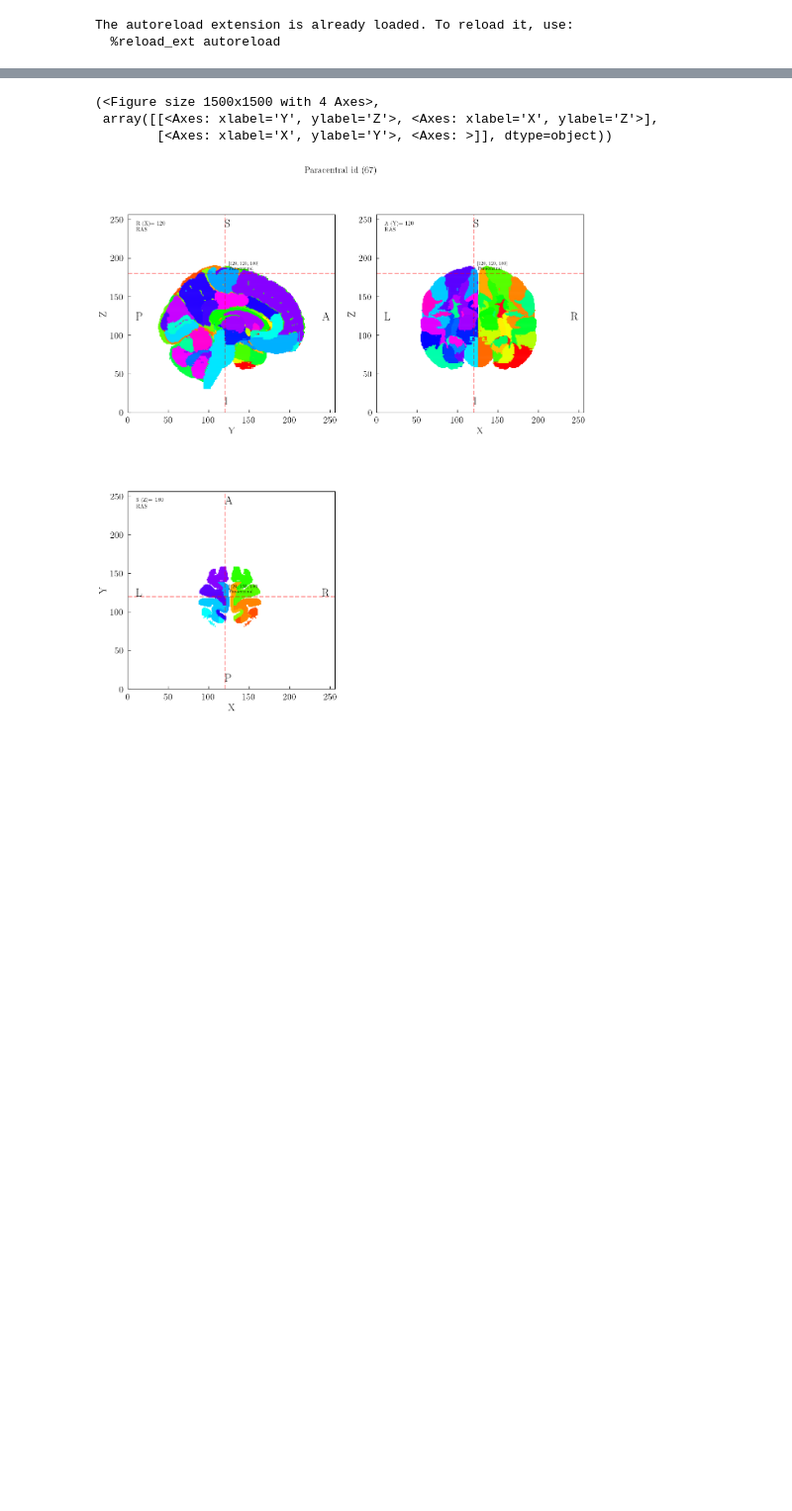
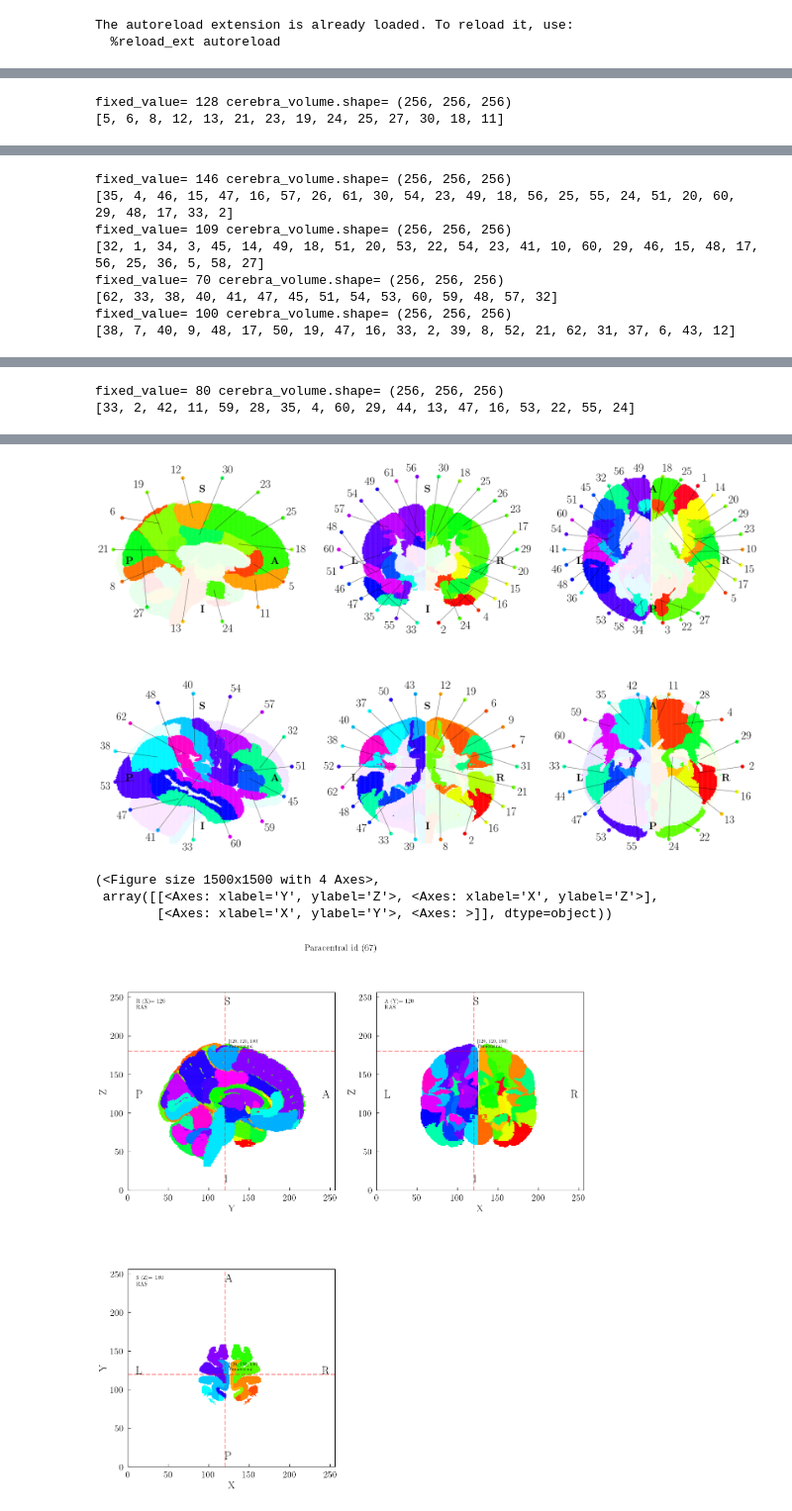
Before and after one commit to kdotdot/cerebra_atlas_python, a Jupyter notebook: notebooks/2d_example.ipynb, the cells around one changed output, grey strips where cells are left out. Shown at 99% size. Cells and saved outputs as stored; diff of their text form; code cells hidden in the pictures; blank space fills up the shorter version.

```diff
--- a/notebooks/2d_example.ipynb
+++ b/notebooks/2d_example.ipynb
@@ -31,0 +15,7 @@ fig.savefig("../images/orthoview_example.png", bbox_inches="tight")
+# %%
+def mirror(arr):
+    new_arr = []
+    for a in arr:
+        new_arr.append(a+51)
+        new_arr.append(a)
+    return new_arr
@@ -31,0 +75,45 @@ fig.savefig("../images/orthoview_example.png", bbox_inches="tight")
+# %%
+# axis_0 = [1, 3, 6, 7, 8, 9, 10, 12, 13, 16, 18, 22, 23, 24, 30, 31, 33, 35, 36, 38, 42, 43, 44, 45, 47]
+# axis_1= [1, 3, 7, 8, 15, 22, 23, 24, 28, 30, 32, 35, 36, 38, 42, 44, 45, 47, 52, 54, 58, 59, 66, 73, 74, 75, 79, 81, 83, 86, 87, 89, 93, 95, 96, 98]
+# axis_2=[1, 6, 7, 8, 9, 10, 12, 13, 14, 22, 23, 28, 30, 31, 32, 33, 34, 35, 38, 42, 43, 44, 45, 47, 51, 52, 57, 58, 59, 60, 61, 63, 64, 65, 73, 74, 79, 81, 82, 83, 84, 85, 86, 89, 93, 94, 95, 96, 98, 102]
+
+axis_0 =[8,9,12, 16, 18,33,35,31,36,38,43, 47, 30,15]
+axis_1 =[7, 23, 24, 42, 47 ,35, 30, 38,36,32,45,28,3 ]
+axis_1 =mirror(axis_1)
+axis_2 =[1, 6 ,22 ,30,32, 34,35,14, 45, 23, 28, 24,38,8,43]
+axis_2 =mirror(axis_2)
+
+axis_3 =[102,54,61,64,65,75,73,83,86,85,96,95, 79,93,52]
+axis_4 =[10,13,28,31,24,3,12,33,51,9,16]
+axis_4 =mirror(axis_4)
+axis_5 =[3, 15,44,7,45,18,24,34,36]
+axis_5 =mirror(axis_5)
+
+# axis_1_filter = []
+# for i in axis_1:
+#     if i not in axis_0:
+#         axis_1_filter.append(i)
+# axis_2_filter = []
+# for i in axis_2:
+#     if i not in axis_0 and i not in axis_1_filter:
+#         axis_2_filter.append(i)
+
+import matplotlib.pyplot as plt
+fig, axs = plt.subplots(2, 3, figsize=(25, 14))
+
+ax_h_regions = [np.array(axis_0), np.array(axis_1), np.array(axis_2)]
+fixed_values = [128,146,109]
+for ax_id in range(3):
+    # highlighted_regions = cerebra.get_cortical_region_ids() if ax_id !=0 else [18,*cerebra.get_cortical_region_ids()[31:]]
+    cerebra.plot_2d(region_names_text_size=24,coordinate_frame_info_text_size=22,plot_cortical_ids=True,plot_src_space=False,plot_affine=False,plot_whitematter=False,fixed_value = fixed_values[ax_id], ax=axs[0][ax_id],plot_highlighted_regions = ax_h_regions[ax_id], add_ax_labels=False, add_ax_ticks=False, add_grid=True,plot_region_names=True, axis=ax_id, add_top_left_info=False)
+    # print("##################")
+
+ax_h_regions = [np.array(axis_3), np.array(axis_4), np.array(axis_5)]
+fixed_values = [70,100,80]
+for ax_id in range(3):
+    # highlighted_regions = cerebra.get_cortical_region_ids() if ax_id !=0 else [18,*cerebra.get_cortical_region_ids()[31:]]
+    cerebra.plot_2d(region_names_text_size=24,coordinate_frame_info_text_size=22,plot_cortical_ids=True,plot_src_space=False, plot_affine=False,plot_whitematter=False,fixed_value = fixed_values[ax_id], ax=axs[1][ax_id],plot_highlighted_regions = ax_h_regions[ax_id], add_ax_labels=False, add_ax_ticks=False, add_grid=True,plot_region_names=True, axis=ax_id, add_top_left_info=False)
+
+fig.savefig("cerebra_orthoview.png", dpi=300, bbox_inches='tight')
+fig.savefig("cerebra_orthoview.eps", dpi=100, bbox_inches='tight')
+# %% [output]
@@ -31,0 +121,2 @@ fig.savefig("../images/orthoview_example.png", bbox_inches="tight")
+fixed_value= 128 cerebra_volume.shape= (256, 256, 256)
+[5, 6, 8, 12, 13, 21, 23, 19, 24, 25, 27, 30, 18, 11]
@@ -31,0 +125,8 @@ fig.savefig("../images/orthoview_example.png", bbox_inches="tight")
+fixed_value= 146 cerebra_volume.shape= (256, 256, 256)
+[35, 4, 46, 15, 47, 16, 57, 26, 61, 30, 54, 23, 49, 18, 56, 25, 55, 24, 51, 20, 60, 29, 48, 17, 33, 2]
+fixed_value= 109 cerebra_volume.shape= (256, 256, 256)
+[32, 1, 34, 3, 45, 14, 49, 18, 51, 20, 53, 22, 54, 23, 41, 10, 60, 29, 46, 15, 48, 17, 56, 25, 36, 5, 58, 27]
+fixed_value= 70 cerebra_volume.shape= (256, 256, 256)
+[62, 33, 38, 40, 41, 47, 45, 51, 54, 53, 60, 59, 48, 57, 32]
+fixed_value= 100 cerebra_volume.shape= (256, 256, 256)
+[38, 7, 40, 9, 48, 17, 50, 19, 47, 16, 33, 2, 39, 8, 52, 21, 62, 31, 37, 6, 43, 12]
@@ -31,0 +135,2 @@ fig.savefig("../images/orthoview_example.png", bbox_inches="tight")
+fixed_value= 80 cerebra_volume.shape= (256, 256, 256)
+[33, 2, 42, 11, 59, 28, 35, 4, 60, 29, 44, 13, 47, 16, 53, 22, 55, 24]
@@ -32,3 +138,4 @@ fig.savefig("../images/orthoview_example.png", bbox_inches="tight")
+[figure, added]
 # %%
 cerebra.orthoview(pt=[120, 120, 180])
 # %% [output]
```
Also changed, not shown: parts of 5 cells of this notebook, 10 other files.
